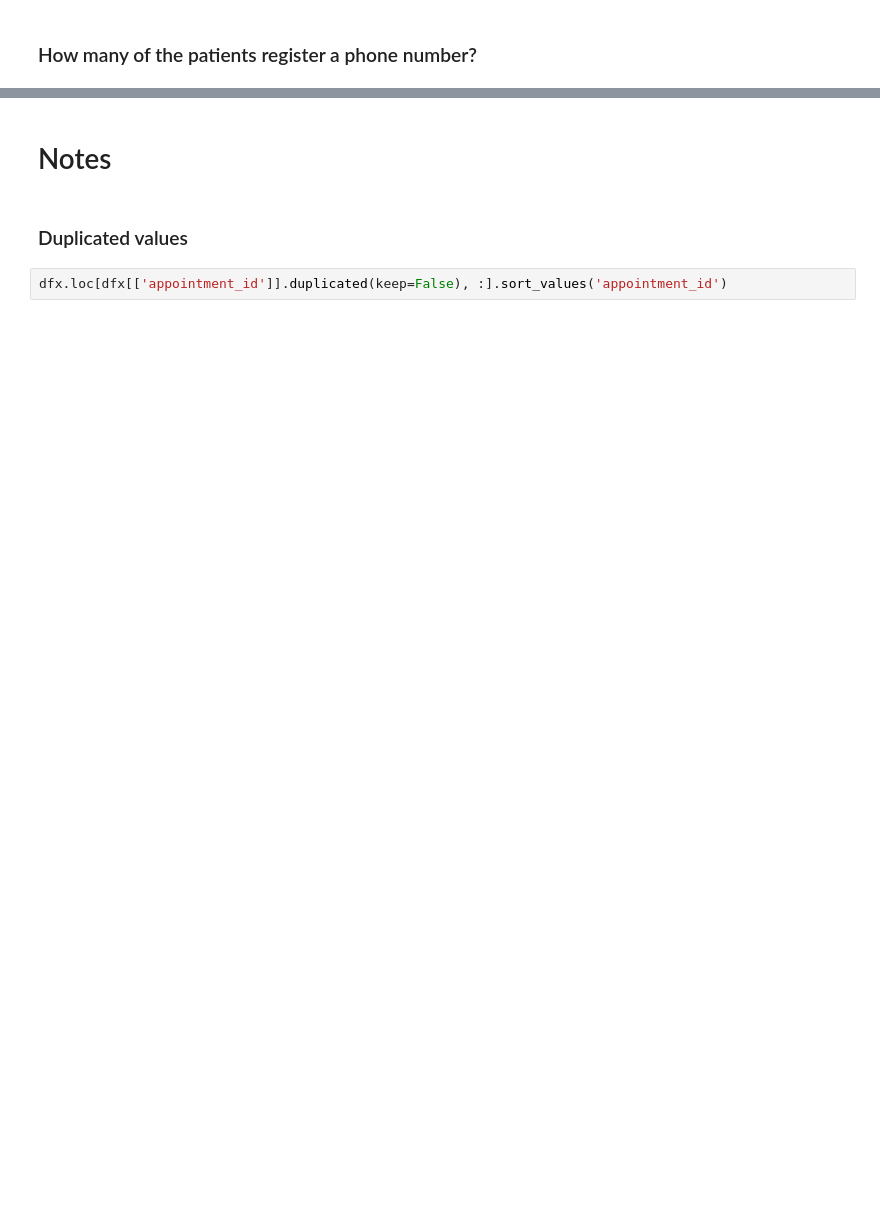
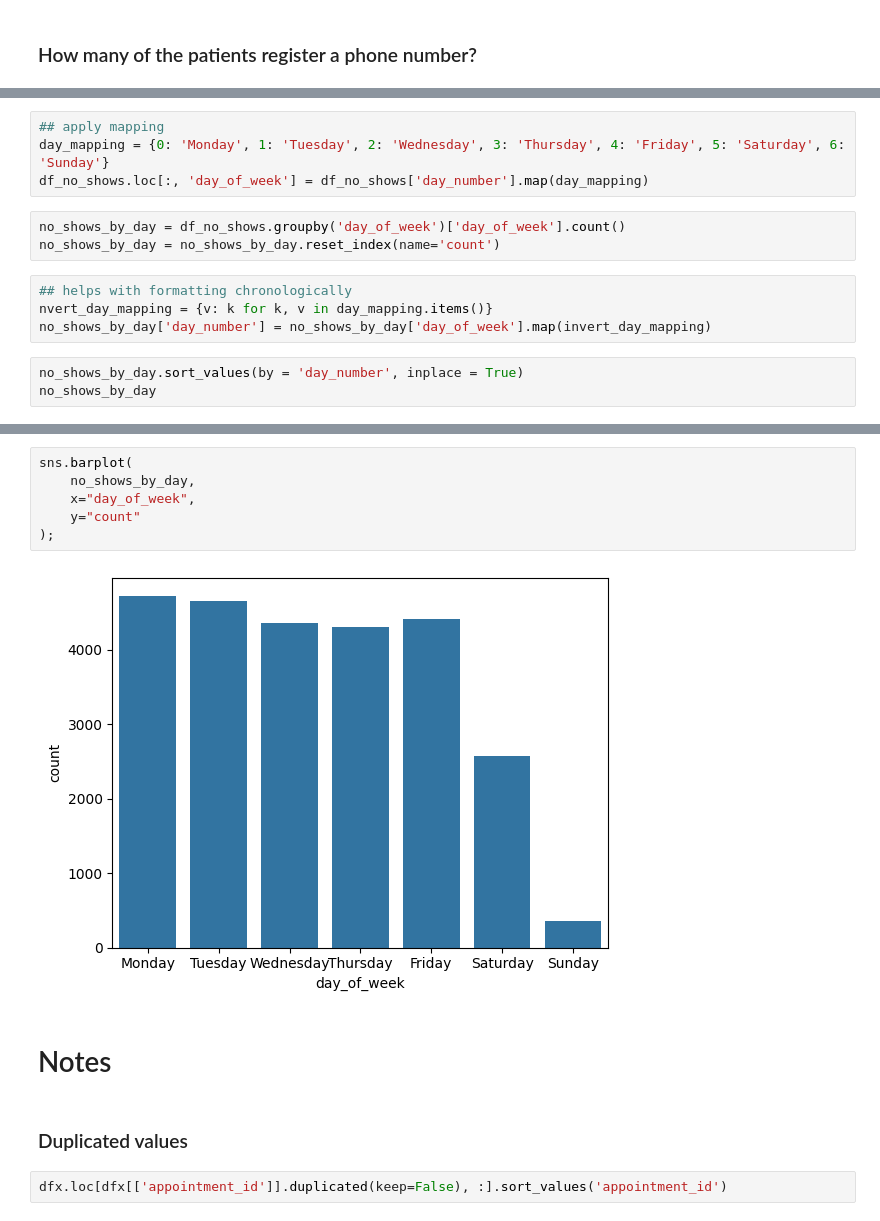
Before and after one commit to robperch/IEOR_Capstone, a Jupyter notebook: notebooks/EDA/eda_addtional_questions.ipynb, the cells around one changed output, grey strips where cells are left out. Cells and saved outputs as stored; diff of their text form; blank space fills up the shorter version.

```diff
--- a/notebooks/EDA/eda_addtional_questions.ipynb
+++ b/notebooks/EDA/eda_addtional_questions.ipynb
@@ -282,0 +411,14 @@ df_q1.sort_values(['medical_specialty', 'appointment_status_simple', 'days_until
+# %%
+## apply mapping
+day_mapping = {0: 'Monday', 1: 'Tuesday', 2: 'Wednesday', 3: 'Thursday', 4: 'Friday', 5: 'Saturday', 6: 'Sunday'}
+df_no_shows.loc[:, 'day_of_week'] = df_no_shows['day_number'].map(day_mapping)
+# %%
+no_shows_by_day = df_no_shows.groupby('day_of_week')['day_of_week'].count()
+no_shows_by_day = no_shows_by_day.reset_index(name='count')
+# %%
+## helps with formatting chronologically
+nvert_day_mapping = {v: k for k, v in day_mapping.items()}
+no_shows_by_day['day_number'] = no_shows_by_day['day_of_week'].map(invert_day_mapping)
+# %%
+no_shows_by_day.sort_values(by = 'day_number', inplace = True)
+no_shows_by_day
@@ -283,3 +434,11 @@ df_q1.sort_values(['medical_specialty', 'appointment_status_simple', 'days_until
+# %%
+sns.barplot(
+    no_shows_by_day,
+    x="day_of_week",
+    y="count"
+);
+# %% [output]
+[figure, added]
 # %% [markdown]
 # Notes
 # %% [markdown]
```
Also changed, not shown: parts of 65 cells of this notebook, 3 other files.
